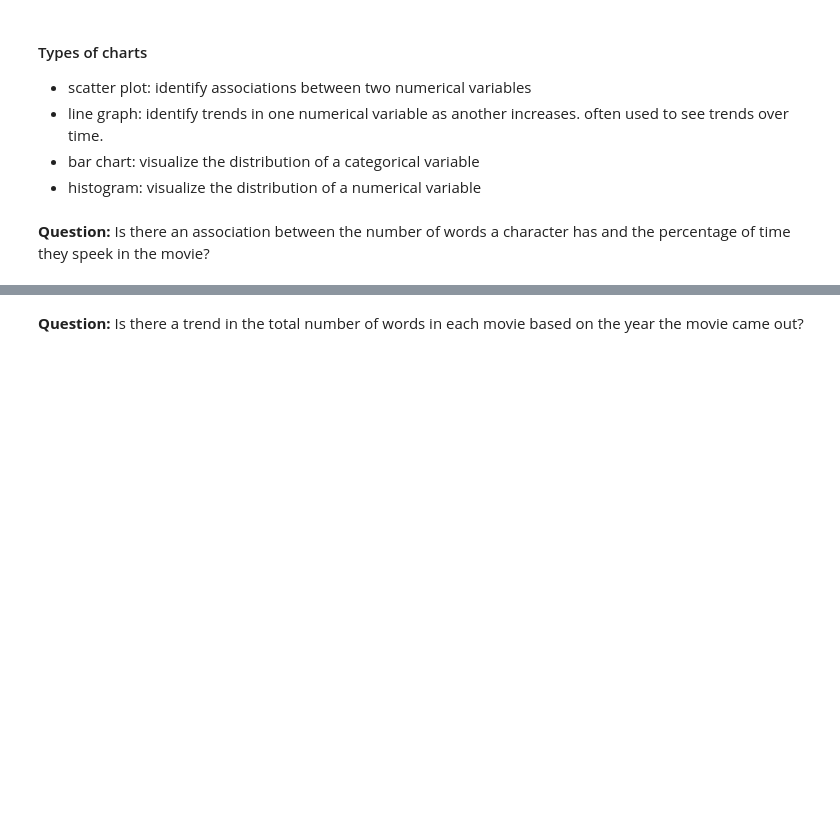
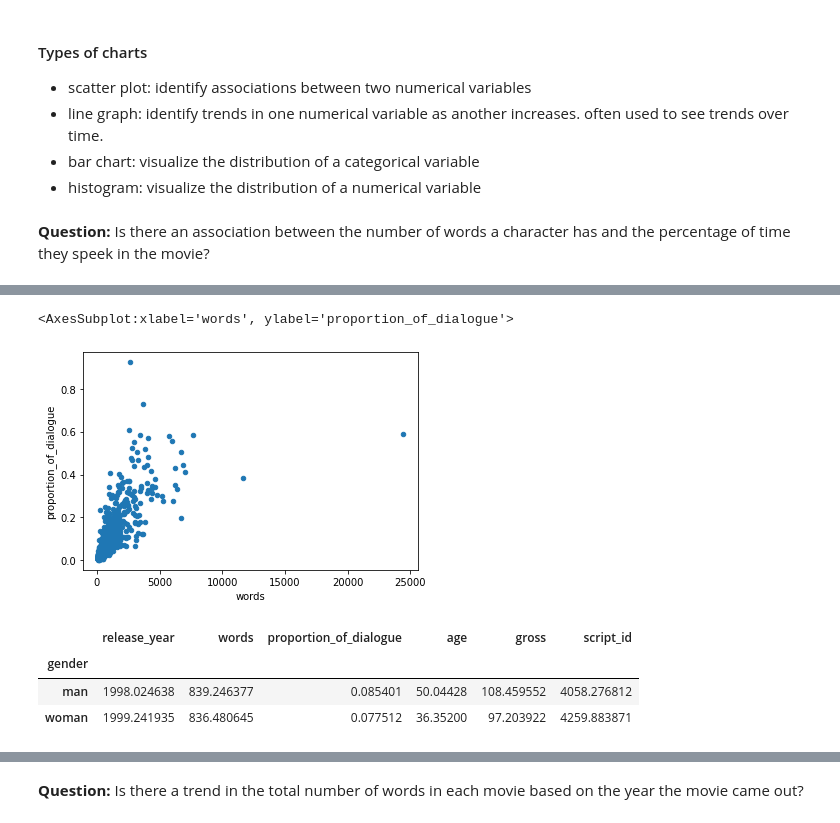
Before and after one commit to BC-COMS-2710/summer21-material, a Jupyter notebook: demo/Demo04_solutions.ipynb, the cells around one changed output, grey strips where cells are left out. Saved outputs shown, nothing was run; the diff lists cells and outputs as text; code cells hidden in the pictures; blank space fills up the shorter version.

```diff
--- a/demo/Demo04_solutions.ipynb
+++ b/demo/Demo04_solutions.ipynb
@@ -998,0 +1036,12 @@ df.plot(subplots=True)
+# %%
+df.plot(kind='scatter', x='words', y='proportion_of_dialogue')
+# %% [output]
+<AxesSubplot:xlabel='words', ylabel='proportion_of_dialogue'>
+[figure, added]
+# %%
+df.groupby(by='gender').mean()
+# %% [output]
+|  | release_year | words | proportion_of_dialogue | age | gross | script_id |
+| gender |  |  |  |  |  |  |
+| man | 1998.024638 | 839.246377 | 0.085401 | 50.04428 | 108.459552 | 4058.276812 |
+| woman | 1999.241935 | 836.480645 | 0.077512 | 36.35200 | 97.203922 | 4259.883871 |
```
Also changed, not shown: parts of 14 cells of this notebook.
